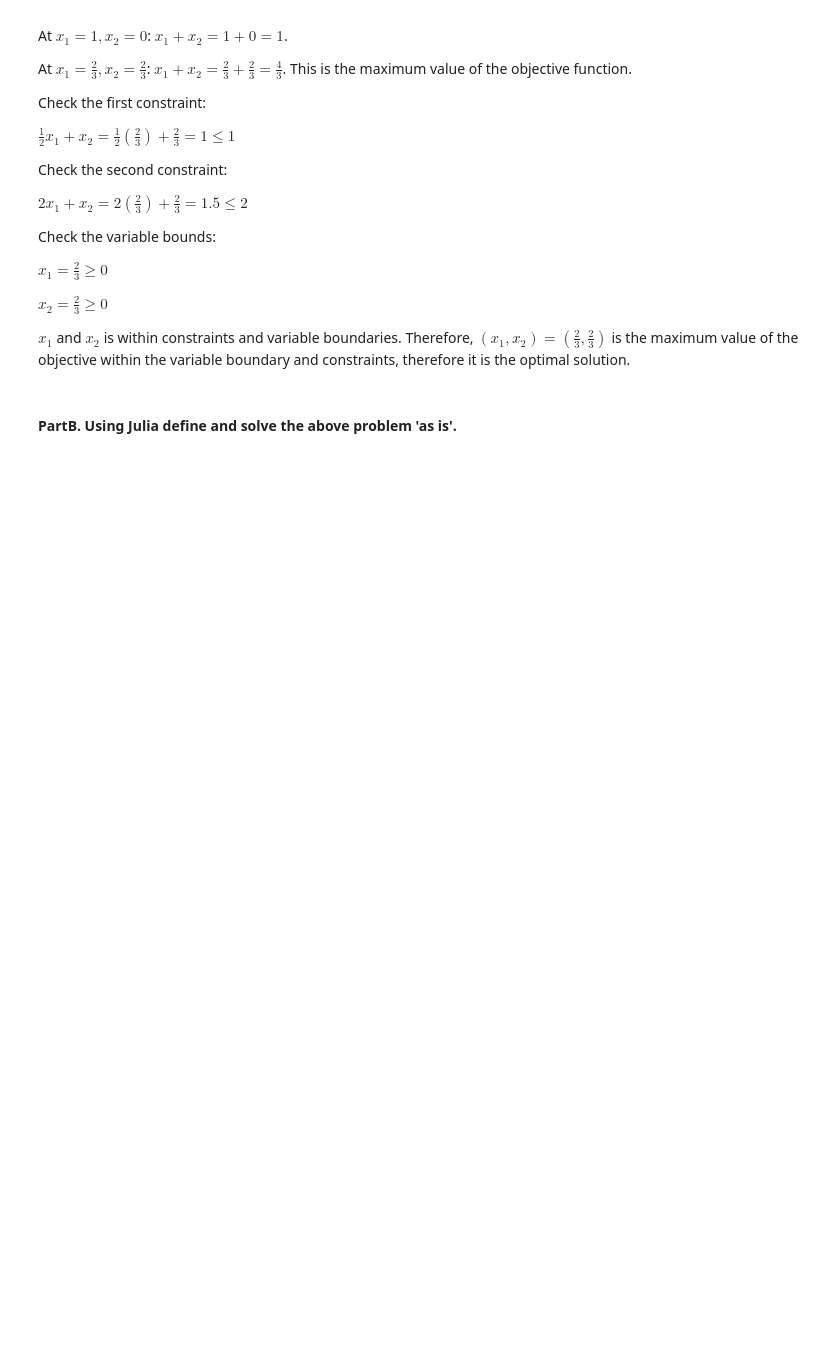
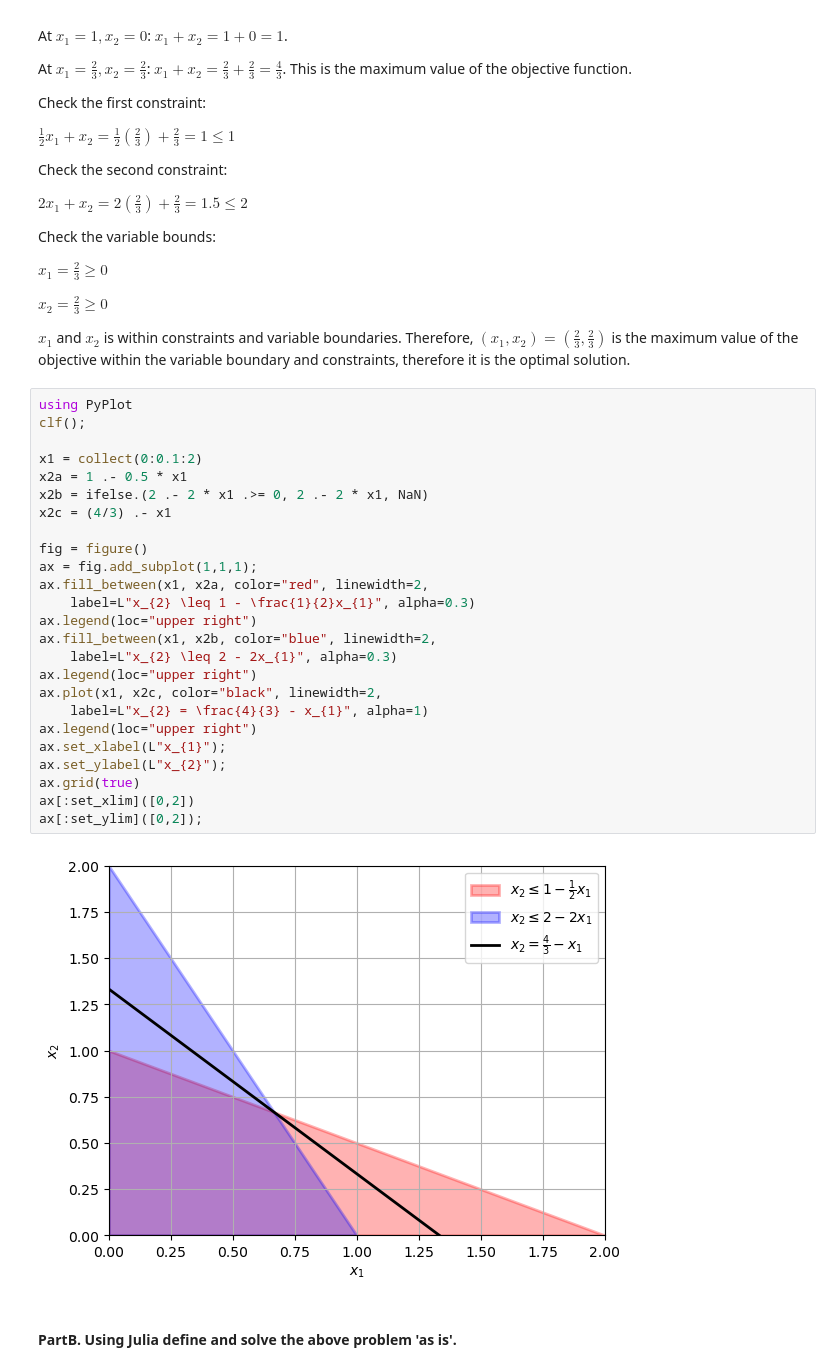
Before and after one commit to YawenZhang01/OptimizationWinter2023, a Jupyter notebook: homework-1.ipynb, the cells around one changed output. Drawn from its saved outputs; the diff is of its cells as text; blank space fills up the shorter version.

```diff
--- a/homework-1.ipynb
+++ b/homework-1.ipynb
@@ -298,6 +306,33 @@ $ x_1 = \frac{2}{3} \ge 0 $
 $ x_2 = \frac{2}{3} \ge 0 $
 
 $x_1$ and $x_2$ is within constraints and variable boundaries. Therefore, $(x_1,x_2)=(\frac{2}{3},\frac{2}{3})$ is the maximum value of the objective within the variable boundary and constraints, therefore it is the optimal solution.
+# %%
+using PyPlot
+clf();
+
+x1 = collect(0:0.1:2)
+x2a = 1 .- 0.5 * x1
+x2b = ifelse.(2 .- 2 * x1 .>= 0, 2 .- 2 * x1, NaN)
+x2c = (4/3) .- x1
+
+fig = figure()
+ax = fig.add_subplot(1,1,1);
+ax.fill_between(x1, x2a, color="red", linewidth=2,
+    label=L"x_{2} \leq 1 - \frac{1}{2}x_{1}", alpha=0.3)
+ax.legend(loc="upper right")
+ax.fill_between(x1, x2b, color="blue", linewidth=2,
+    label=L"x_{2} \leq 2 - 2x_{1}", alpha=0.3)
+ax.legend(loc="upper right")
+ax.plot(x1, x2c, color="black", linewidth=2,
+    label=L"x_{2} = \frac{4}{3} - x_{1}", alpha=1)
+ax.legend(loc="upper right")
+ax.set_xlabel(L"x_{1}");
+ax.set_ylabel(L"x_{2}");
+ax.grid(true)
+ax[:set_xlim]([0,2])
+ax[:set_ylim]([0,2]);
+# %% [output]
+[figure, added]
 # %% [markdown]
 #### PartB. Using Julia define and solve the above problem 'as is'.
 # %%
```
Also changed, not shown: parts of 4 cells of this notebook.
